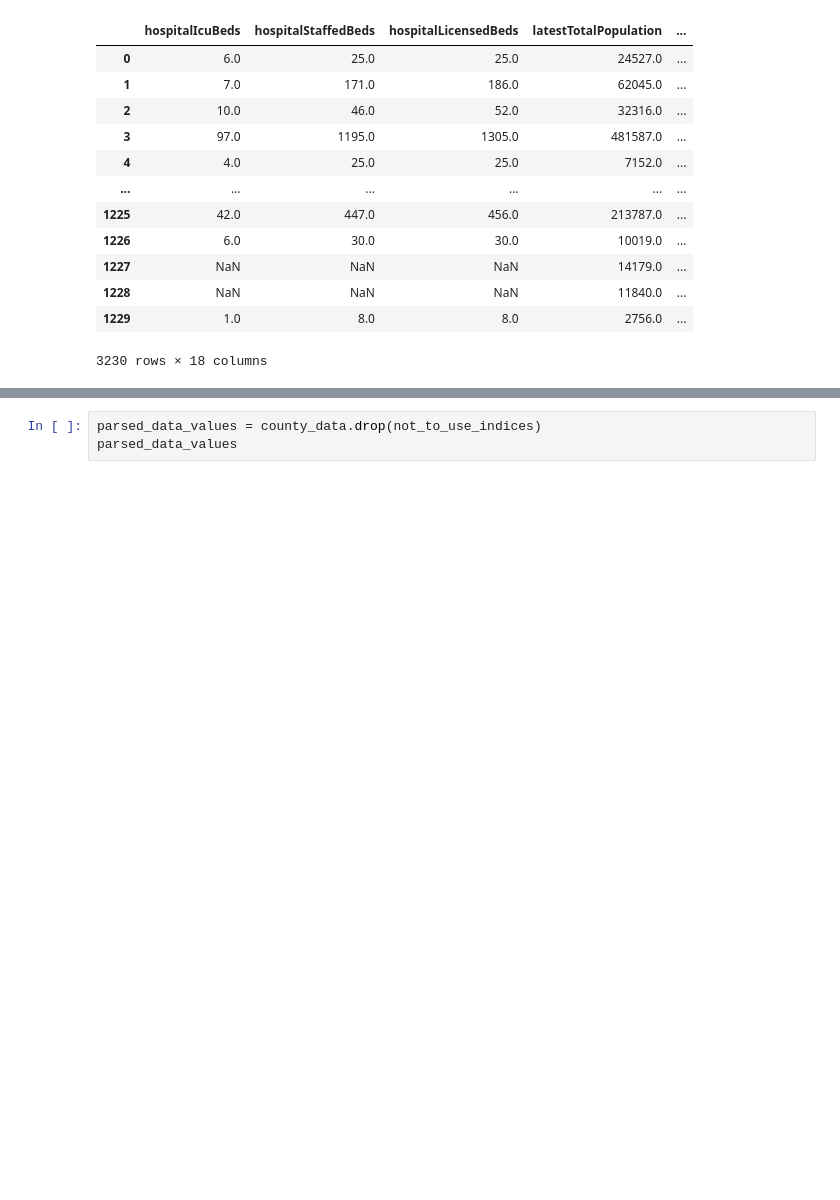
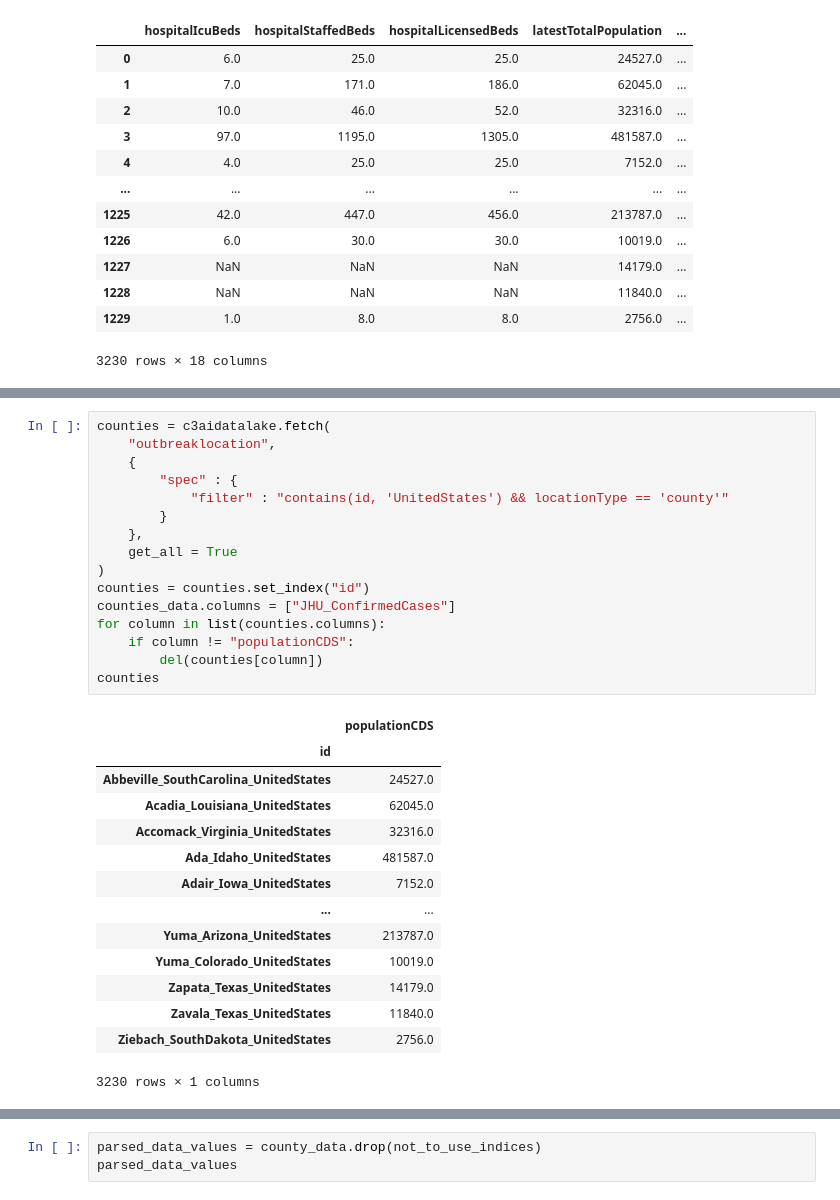
Before and after one commit to CannyLab/c3ai-covidchallenge, a Jupyter notebook: C3AIPlayground.ipynb, the cells around one changed output, grey strips where cells are left out. Saved outputs shown, nothing was run; the diff lists cells and outputs as text; blank space fills up the shorter version.

```diff
--- a/C3AIPlayground.ipynb
+++ b/C3AIPlayground.ipynb
@@ -143,0 +150,31 @@ not_to_use_indices = [element for element in county_data.index if "ConfirmedCase
+# %%
+counties = c3aidatalake.fetch(
+    "outbreaklocation",
+    {
+        "spec" : {
+            "filter" : "contains(id, 'UnitedStates') && locationType == 'county'"
+        }
+    },
+    get_all = True
+)
+counties = counties.set_index("id")
+counties_data.columns = ["JHU_ConfirmedCases"]
+for column in list(counties.columns):
+    if column != "populationCDS":
+        del(counties[column])
+counties
+# %% [output]
+|  | populationCDS |
+| id |  |
+| Abbeville_SouthCarolina_UnitedStates | 24527.0 |
+| Acadia_Louisiana_UnitedStates | 62045.0 |
+| Accomack_Virginia_UnitedStates | 32316.0 |
+| Ada_Idaho_UnitedStates | 481587.0 |
+| Adair_Iowa_UnitedStates | 7152.0 |
+| ... | ... |
+| Yuma_Arizona_UnitedStates | 213787.0 |
+| Yuma_Colorado_UnitedStates | 10019.0 |
+| Zapata_Texas_UnitedStates | 14179.0 |
+| Zavala_Texas_UnitedStates | 11840.0 |
+| Ziebach_SouthDakota_UnitedStates | 2756.0 |
+3230 rows × 1 columns
```
Also changed, not shown: parts of 10 cells of this notebook, 2 other files.
